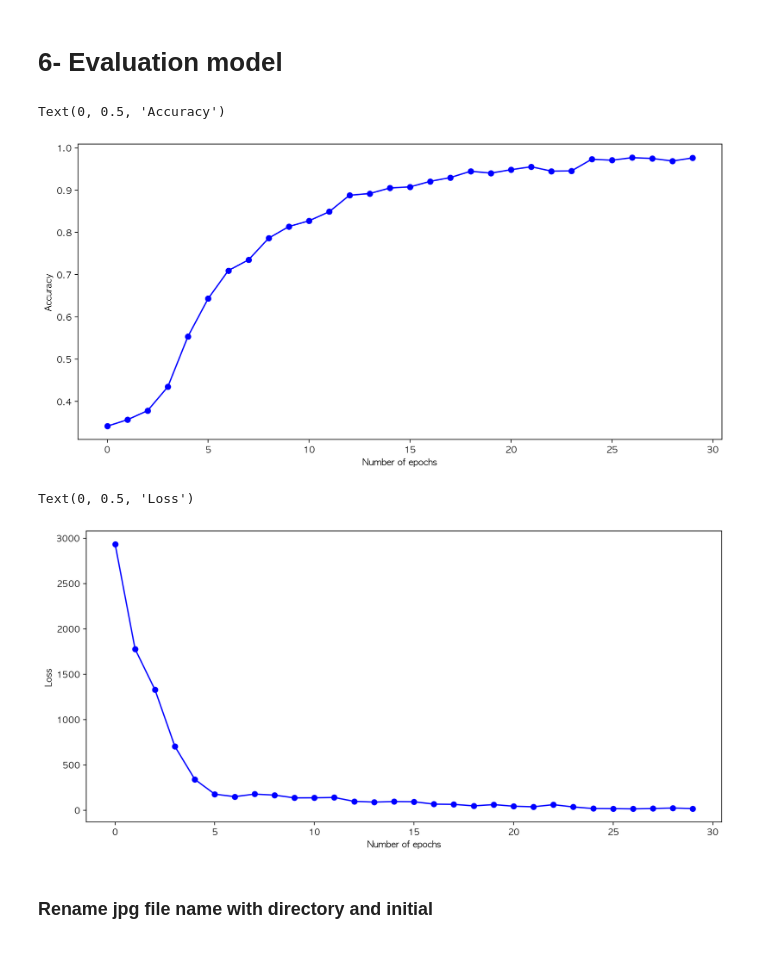
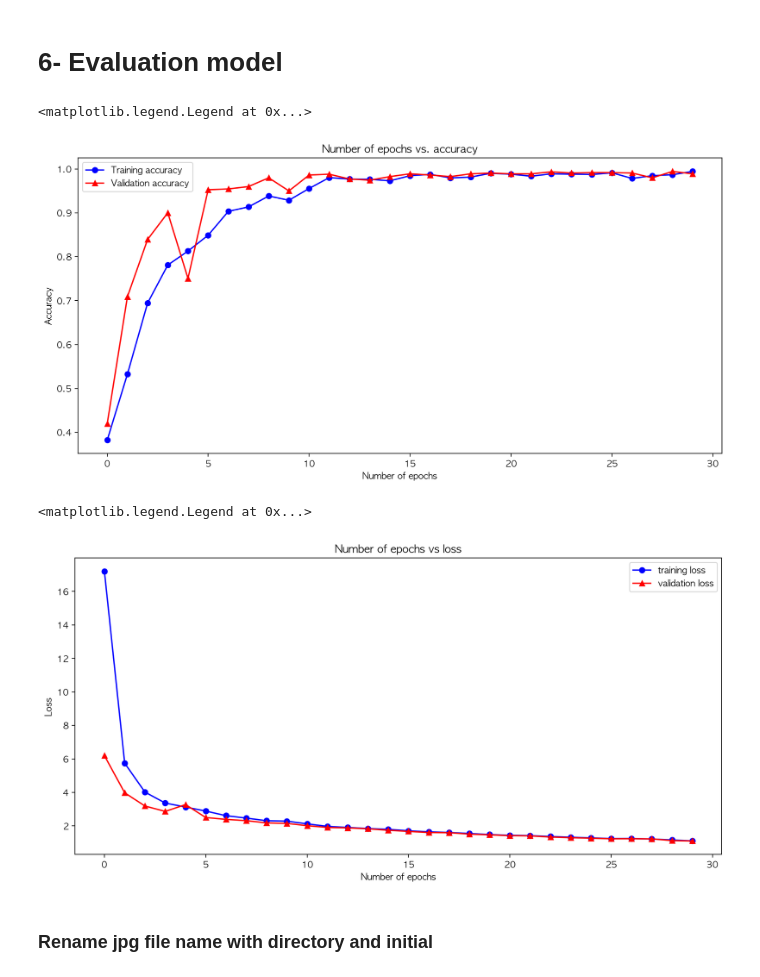
Before and after one commit to gyjong/aiffel_campus, a Jupyter notebook: quest_0306/0306_srp.ipynb, the cells around one changed output. Drawn from its saved outputs; the diff is of its cells as text; code cells hidden in the pictures.

```diff
--- a/quest_0306/0306_srp.ipynb
+++ b/quest_0306/0306_srp.ipynb
@@ -149,0 +155,10 @@ y_train shape: (3676,)
+# %%
+from sklearn.model_selection import train_test_split
+
+# Split the data
+x_train, x_val, y_train, y_val = train_test_split(x_train, y_train, test_size=0.3, random_state=55)
+
+print("x_train shape: {}".format(x_train.shape))
+print("y_train shape: {}".format(y_train.shape))
+print("x_val shape: {}".format(x_val.shape))
+print("y_val shape: {}".format(y_val.shape))
@@ -160,6 +186,7 @@ print('라벨: ', y_train[0])
 # %%
 import tensorflow as tf
 from tensorflow import keras
+from tensorflow.keras import regularizers  # Add this line to import regularizers
 import numpy as np
 
 # model을 직접 만들어 보세요.
@@ -168,7 +195,8 @@ import numpy as np
 # parameters for tuning model
 n_channel_1 = 16
 n_channel_2 = 32
-n_dense = 64
+n_channel_3 = 64
+n_dense = 128
 n_train_epoch = 30
 
 model = keras.models.Sequential()
@@ -176,7 +204,7 @@ model.add(keras.layers.Conv2D(
     n_channel_1,
     (3, 3),
     activation = 'relu',
-    input_shape = (224, 224, 3)
+    input_shape = (img_data_size, img_data_size, 3)
 ))
 model.add(keras.layers.MaxPool2D(2,2))
 model.add(keras.layers.Conv2D(
@@ -185,11 +213,17 @@ model.add(keras.layers.Conv2D(
     activation = 'relu'
 ))
 model.add(keras.layers.MaxPooling2D(2, 2))
+model.add(keras.layers.Conv2D(
+    n_channel_3,
+    (3, 3),
+    activation = 'relu'
+))
+model.add(keras.layers.MaxPooling2D(2, 2))
 model.add(keras.layers.Flatten())
 model.add(keras.layers.Dense(
     n_dense,
     activation = 'relu',
-    # kernel_regularizer=regularizers.l1_l2(.001),  # L1 규제와 L2 규제를 추가
+    kernel_regularizer=regularizers.l1_l2(.001),  # L1 규제와 L2 규제를 추가
 ))
 model.add(keras.layers.Dropout(0.2)) # 드롭아웃 추가
 model.add(keras.layers.Dense(
@@ -197,6 +231,5 @@ model.add(keras.layers.Dense(
     activation = 'softmax'
 ))
 
-
 model.summary()
 # %% [output]
@@ -231,9 +264,20 @@ model.compile(
 history = model.fit(
     x_train,
     y_train,
-    # validation_data=(x_test, y_test),
+    validation_data=(x_val, y_val),
     epochs=n_train_epoch,
-    batch_size = 300,
+    batch_size = 100,
 )
+
+
+# model evaluation
+val_loss, val_accuracy = model.evaluate(
+    x_val,
+    y_val,
+    verbose=2
+)
+
+print(f'validation_loss: {val_loss}')
+print(f'validation_accuracy: {val_accuracy}')
 # %% [output]
 Epoch 1/30
@@ -262,23 +306,33 @@ dict_keys(['loss', 'accuracy'])
 # %%
 epochs_ = range(0, n_train_epoch)  # number of epochs
 accuracy_train = history.history['accuracy']  ##getting  accuracy of each epochs
+accuracy_val = history.history['val_accuracy']  ##getting validation accuracy of each epochs
 
 plt.plot(epochs_, accuracy_train, label='Training accuracy', color='blue', marker = 'o')
 plt.xlabel('Number of epochs')
 plt.ylabel('Accuracy')
+
+plt.plot(epochs_, accuracy_val, label = "Validation accuracy", color='red', marker = '^')
+plt.title("Number of epochs vs. accuracy")
+plt.legend()
 # %% [output]
-Text(0, 0.5, 'Accuracy')
+<matplotlib.legend.Legend at 0x...>
-[figure, old version]
+[figure, new version]
 # %%
 epochs_ = range(0, n_train_epoch)  # number of epochs
 loss_train = history.history['loss']    ##getting  loss of each epochs
+loss_val = history.history['val_loss']  ## getting validation loss of each epochs
 
 plt.plot(epochs_, loss_train, label='training loss', color='blue', marker = 'o')
 plt.xlabel('Number of epochs')
 plt.ylabel('Loss')
+
+plt.plot(epochs_, loss_val, label="validation loss", color='red', marker = '^')
+plt.title('Number of epochs vs loss')
+plt.legend()
 # %% [output]
-Text(0, 0.5, 'Loss')
+<matplotlib.legend.Legend at 0x...>
-[figure, old version]
+[figure, new version]
 # %% [markdown]
 ### Rename jpg file name with directory and initial
 # %%
```
Also changed, not shown: parts of 17 cells of this notebook.
